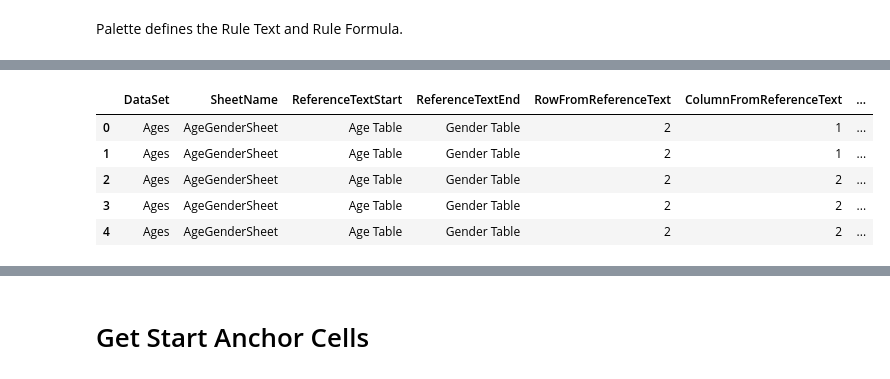
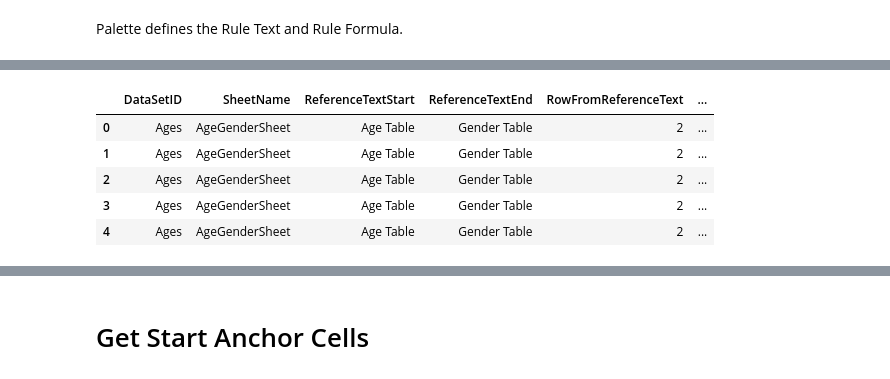
Before and after one commit to andrewcgaitskell/excel-extractor, a Jupyter notebook: DataPipeline.ipynb, the cells around one changed output, grey strips where cells are left out. Cells and saved outputs as stored; diff of their text form; code cells hidden in the pictures.

```diff
--- a/DataPipeline.ipynb
+++ b/DataPipeline.ipynb
@@ -275,6 +275,6 @@ RulesMatrix.head()
 The above is the Rules definition sheet. It used KeyWords to define the checks.  Below forms a list of KeyWords that are relevant to a particular field in a DataSet
 # %%
 Rules2Apply = pd.DataFrame()
-Rules2Apply = pd.melt(RulesMatrix, id_vars=['RuleID', 'DataSet', 'FieldID'])
+Rules2Apply = pd.melt(RulesMatrix, id_vars=['RuleID', 'DataSetID', 'FieldID'])
 Rules2Apply
 # %% [output]
@@ -423,16 +423,16 @@ Datasets.head()
 
 #palette = pd.merge(palette, PaletteDF, on=['KeyWord'],how='left')
 # %%
-Tests2Do = pd.merge(Datasets, Rules2Apply, on=['FieldID', 'DataSet'])
+Tests2Do = pd.merge(Datasets, Rules2Apply, on=['FieldID', 'DataSetID'])
 Tests2Do['KeyWord'] = Tests2Do.apply(lambda x: x['FormulaKeyWord'] if x['FormulaKeyWord']=='PickList' else x['KeyWord'], axis=1)
 Tests2Do.head(5)
 # %% [output]
-|  | DataSet | SheetName | ReferenceTextStart | ReferenceTextEnd | RowFromReferenceText | ColumnFromReferenceText | ... |
-| 0 | Ages | AgeGenderSheet | Age Table | Gender Table | 2 | 1 | ... |
-| 1 | Ages | AgeGenderSheet | Age Table | Gender Table | 2 | 1 | ... |
-| 2 | Ages | AgeGenderSheet | Age Table | Gender Table | 2 | 2 | ... |
-| 3 | Ages | AgeGenderSheet | Age Table | Gender Table | 2 | 2 | ... |
-| 4 | Ages | AgeGenderSheet | Age Table | Gender Table | 2 | 2 | ... |
+|  | DataSetID | SheetName | ReferenceTextStart | ReferenceTextEnd | RowFromReferenceText | ... |
+| 0 | Ages | AgeGenderSheet | Age Table | Gender Table | 2 | ... |
+| 1 | Ages | AgeGenderSheet | Age Table | Gender Table | 2 | ... |
+| 2 | Ages | AgeGenderSheet | Age Table | Gender Table | 2 | ... |
+| 3 | Ages | AgeGenderSheet | Age Table | Gender Table | 2 | ... |
+| 4 | Ages | AgeGenderSheet | Age Table | Gender Table | 2 | ... |
 # %%
 Tests2DoWithFormula = pd.merge(Tests2Do, Palette, on=['KeyWord'])
 Tests2DoWithFormula.head()
```
Also changed, not shown: parts of 32 cells of this notebook, 2 other files.
